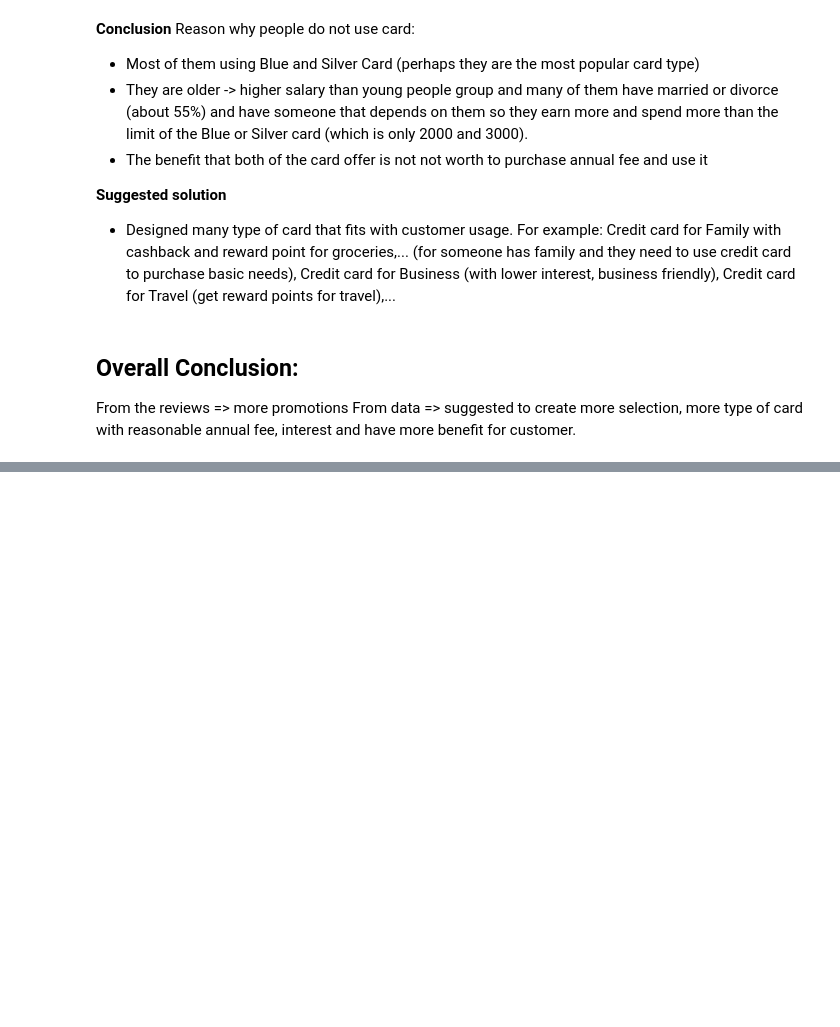
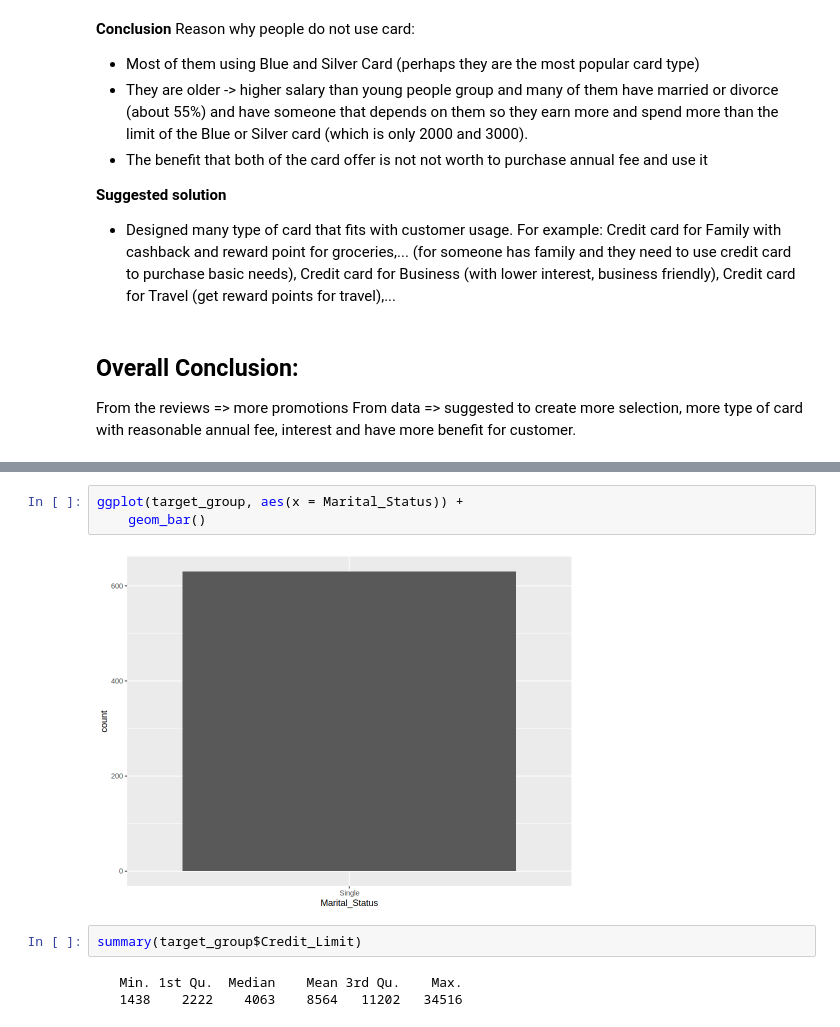
Before and after one commit to lanchiphamm/BOLT-Datathon, a Jupyter notebook: Untitled.ipynb, the cells around one changed output, grey strips where cells are left out. Drawn from its saved outputs; the diff is of its cells as text; blank space fills up the shorter version.

```diff
--- a/Untitled.ipynb
+++ b/Untitled.ipynb
@@ -487,0 +638,10 @@ From data => suggested to create more selection, more type of card with reasonab
+# %%
+ggplot(target_group, aes(x = Marital_Status)) +
+    geom_bar()
+# %% [output]
+[figure, added]
+# %%
+summary(target_group$Credit_Limit)
+# %% [output]
+   Min. 1st Qu.  Median    Mean 3rd Qu.    Max.
+   1438    2222    4063    8564   11202   34516
```
Also changed, not shown: parts of 21 cells of this notebook, 1 other file.
